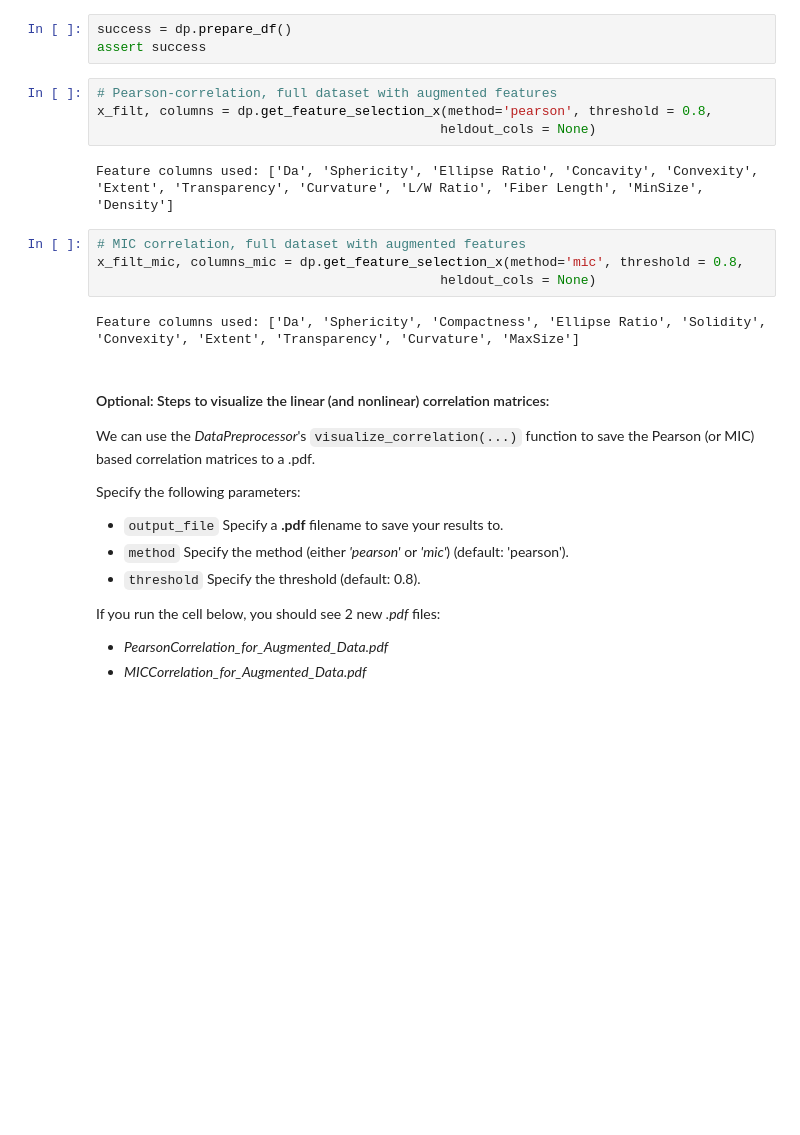
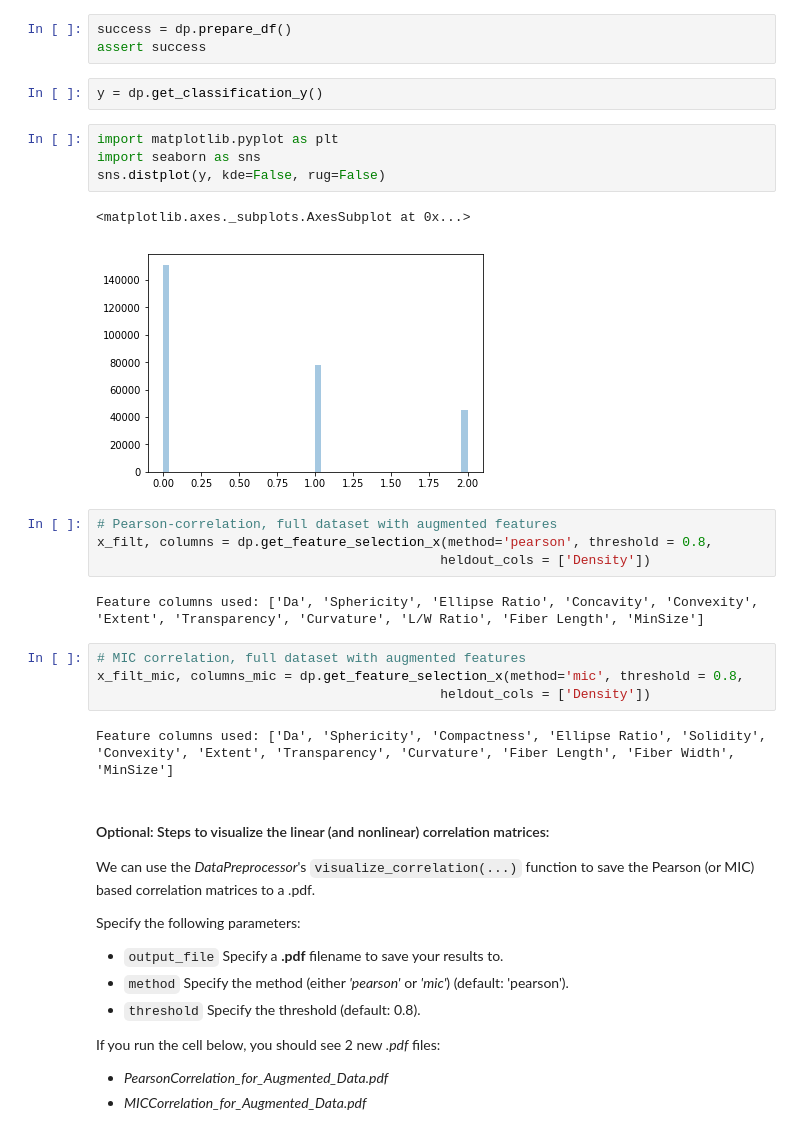
Before and after one commit to ostapen/flowability, a Jupyter notebook: Notebooks/Flowability Classification - Binary or Multiclass.ipynb, the cells around one changed output. Cells and saved outputs as stored; diff of their text form; blank space fills up the shorter version.

````diff
--- a/Notebooks/Flowability Classification - Binary or Multiclass.ipynb
+++ b/Notebooks/Flowability Classification - Binary or Multiclass.ipynb
@@ -75,18 +79,27 @@ This step returns a **numpy matrix of the data (X-values)**, as well as a **list
 # %%
 success = dp.prepare_df()
 assert success
+# %%
+y = dp.get_classification_y()
+# %%
+import matplotlib.pyplot as plt
+import seaborn as sns
+sns.distplot(y, kde=False, rug=False)
+# %% [output]
+<matplotlib.axes._subplots.AxesSubplot at 0x...>
+[figure, added]
 # %%
 # Pearson-correlation, full dataset with augmented features
 x_filt, columns = dp.get_feature_selection_x(method='pearson', threshold = 0.8,
-                                            heldout_cols = None)
+                                            heldout_cols = ['Density'])
 # %% [output]
-Feature columns used: ['Da', 'Sphericity', 'Ellipse Ratio', 'Concavity', 'Convexity', 'Extent', 'Transparency', 'Curvature', 'L/W Ratio', 'Fiber Length', 'MinSize', 'Density']
+Feature columns used: ['Da', 'Sphericity', 'Ellipse Ratio', 'Concavity', 'Convexity', 'Extent', 'Transparency', 'Curvature', 'L/W Ratio', 'Fiber Length', 'MinSize']
 # %%
 # MIC correlation, full dataset with augmented features
 x_filt_mic, columns_mic = dp.get_feature_selection_x(method='mic', threshold = 0.8,
-                                            heldout_cols = None)
+                                            heldout_cols = ['Density'])
 # %% [output]
-Feature columns used: ['Da', 'Sphericity', 'Compactness', 'Ellipse Ratio', 'Solidity', 'Convexity', 'Extent', 'Transparency', 'Curvature', 'MaxSize']
+Feature columns used: ['Da', 'Sphericity', 'Compactness', 'Ellipse Ratio', 'Solidity', 'Convexity', 'Extent', 'Transparency', 'Curvature', 'Fiber Length', 'Fiber Width', 'MinSize']
 # %% [markdown]
 #### Optional: Steps to visualize the linear (and nonlinear) correlation matrices:
 We can use the *DataPreprocessor*'s ```visualize_correlation(...)``` function to save the Pearson (or MIC) based correlation matrices to a .pdf.
````
Also changed, not shown: parts of 11 cells of this notebook.
